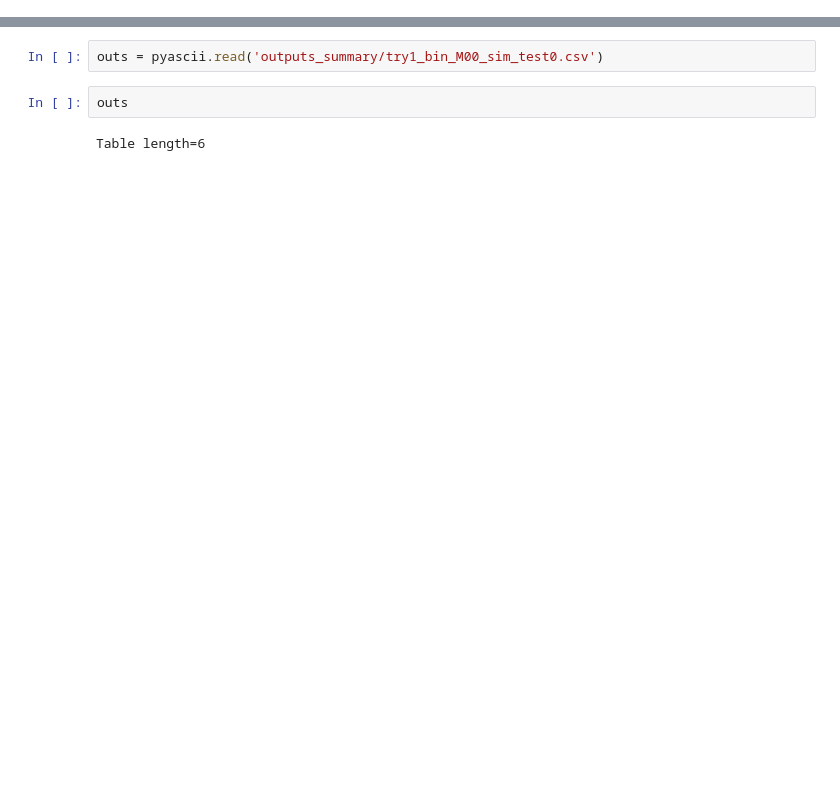
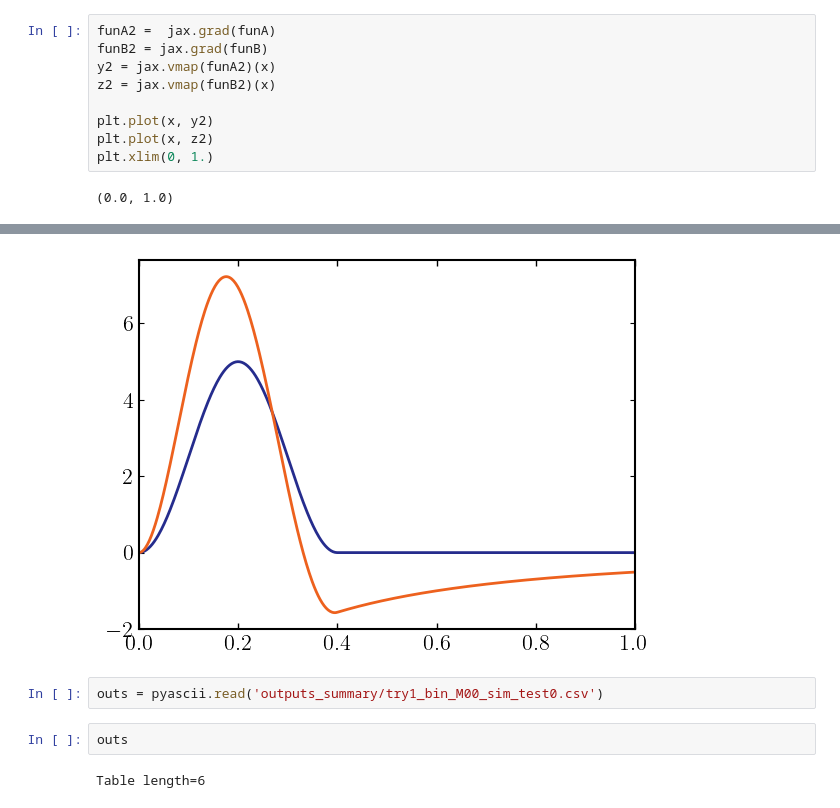
Before and after one commit to mr-superonion/descwl-shear-fpfs, a Jupyter notebook: notebooks/1_simple_sim/2_desc_sims/2_process_basic.ipynb, the cells around one changed output, grey strips where cells are left out. Drawn from its saved outputs; the diff is of its cells as text; blank space fills up the shorter version.

```diff
--- a/notebooks/1_simple_sim/2_desc_sims/2_process_basic.ipynb
+++ b/notebooks/1_simple_sim/2_desc_sims/2_process_basic.ipynb
@@ -11,0 +47,11 @@ The autoreload extension is already loaded. To reload it, use:
+# %%
+funA2 =  jax.grad(funA)
+funB2 = jax.grad(funB)
+y2 = jax.vmap(funA2)(x)
+z2 = jax.vmap(funB2)(x)
+
+plt.plot(x, y2)
+plt.plot(x, z2)
+plt.xlim(0, 1.)
+# %% [output]
+(0.0, 1.0)
@@ -12,3 +75,4 @@ The autoreload extension is already loaded. To reload it, use:
+[figure, added]
 # %%
 outs = pyascii.read('outputs_summary/try1_bin_M00_sim_test0.csv')
 # %%
```
Also changed, not shown: parts of 3 cells of this notebook, 6 other files.
